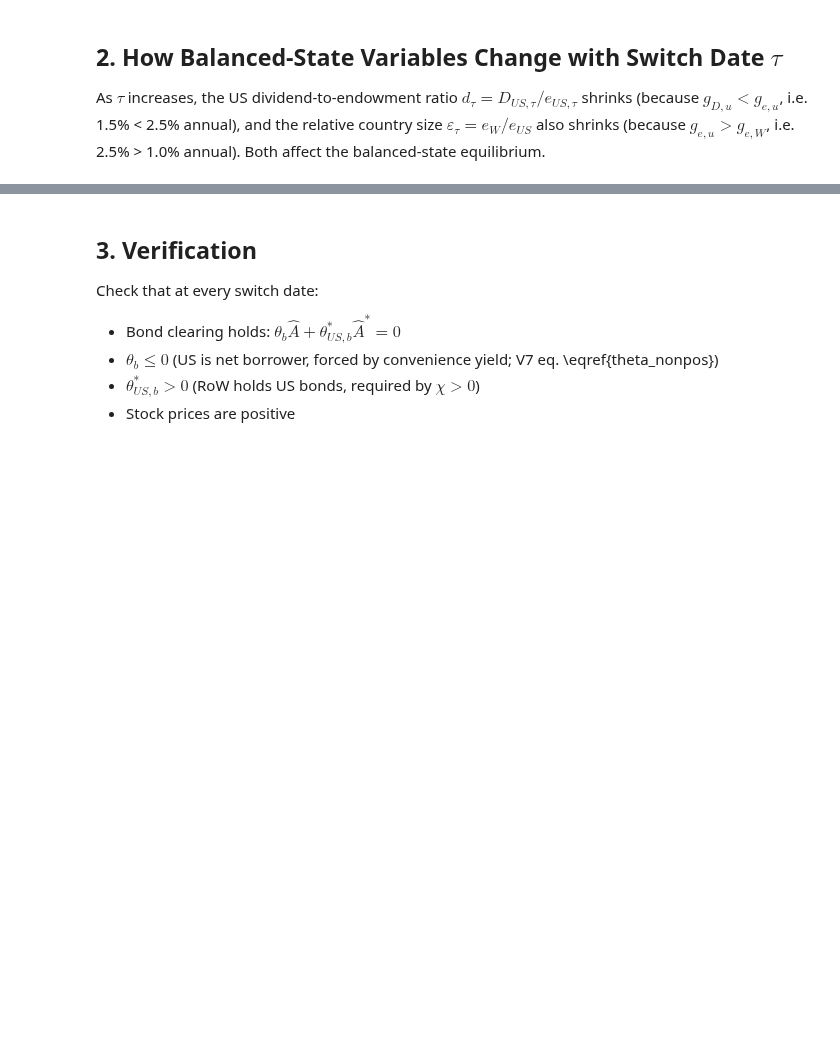
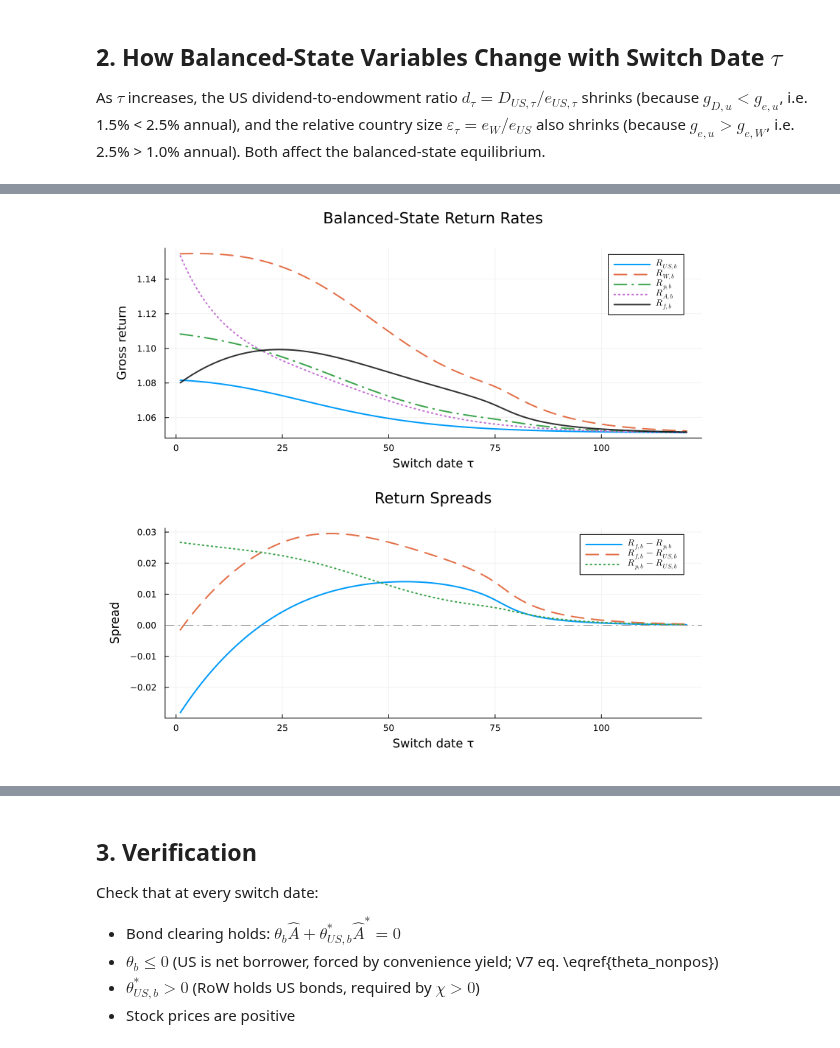
Before and after one commit to Cheng-Jipeng/Open_HKT, a Jupyter notebook: 02_balanced_state.ipynb, the cells around one changed output, grey strips where cells are left out. Drawn from its saved outputs; the diff is of its cells as text; code cells hidden in the pictures; blank space fills up the shorter version.

Commit message:
Switch-branch analysis

```diff
--- a/02_balanced_state.ipynb
+++ b/02_balanced_state.ipynb
@@ -124,0 +125,30 @@ plot(p1, p2, p3, p4, layout=(2,2), size=(900, 650), margin=5Plots.mm)
+# %%
+# ── Balanced-State Return Rates and Spreads ──
+R_US_bs = [balanced_states[t].R_US_b for t in tt]
+R_W_bs  = [balanced_states[t].R_W_b  for t in tt]
+R_p_bs  = [balanced_states[t].R_p_b  for t in tt]
+R_A_bs  = [balanced_states[t].R_A_b  for t in tt]
+R_f_bs  = [balanced_states[t].R_f_b  for t in tt]
+
+spread_fp = R_f_bs .- R_p_bs
+spread_fu = R_f_bs .- R_US_bs
+spread_pu = R_p_bs .- R_US_bs
+
+rp1 = plot(tt, R_US_bs, lw=2, label=L"R_{US,b}",
+           xlabel="Switch date τ", ylabel="Gross return",
+           title="Balanced-State Return Rates")
+plot!(rp1, tt, R_W_bs, lw=2, ls=:dash, label=L"R_{W,b}")
+plot!(rp1, tt, R_p_bs, lw=2, ls=:dashdot, label=L"R_{p,b}")
+plot!(rp1, tt, R_A_bs, lw=2, ls=:dot, label=L"R_{A,b}")
+plot!(rp1, tt, R_f_bs, lw=2, lc=:black, alpha=0.8, label=L"R_{f,b}")
+
+rp2 = plot(tt, spread_fp, lw=2, label=L"R_{f,b} - R_{p,b}",
+           xlabel="Switch date τ", ylabel="Spread",
+           title="Return Spreads")
+plot!(rp2, tt, spread_fu, lw=2, ls=:dash, label=L"R_{f,b} - R_{US,b}")
+plot!(rp2, tt, spread_pu, lw=2, ls=:dot, label=L"R_{p,b} - R_{US,b}")
+hline!(rp2, [0.0], ls=:dashdot, lc=:gray, label="")
+
+plot(rp1, rp2, layout=(2,1), size=(850, 760), margin=5Plots.mm)
+# %% [output]
+[figure, added]
```
Also changed, not shown: parts of 3 cells of this notebook, 7 other files.
